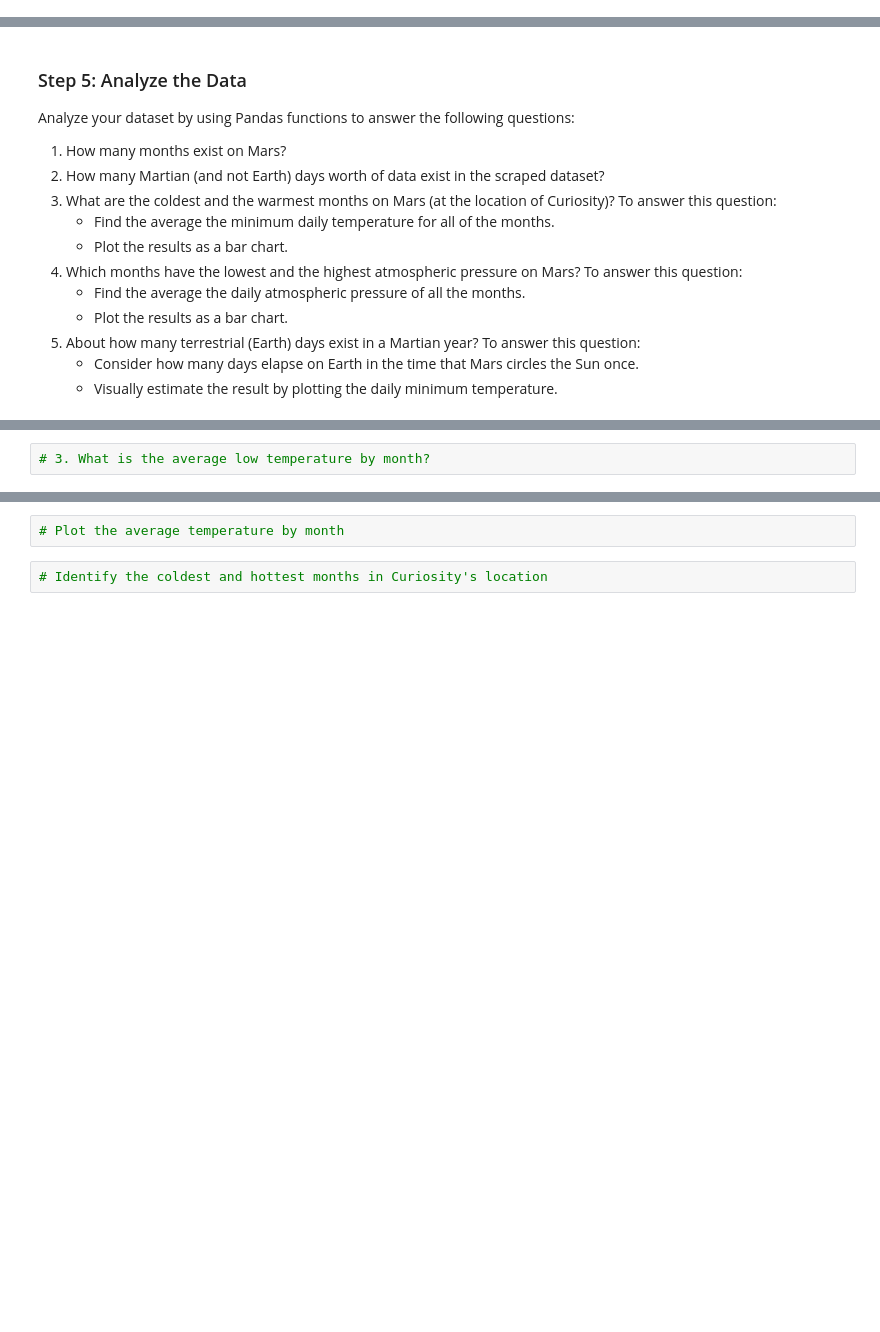
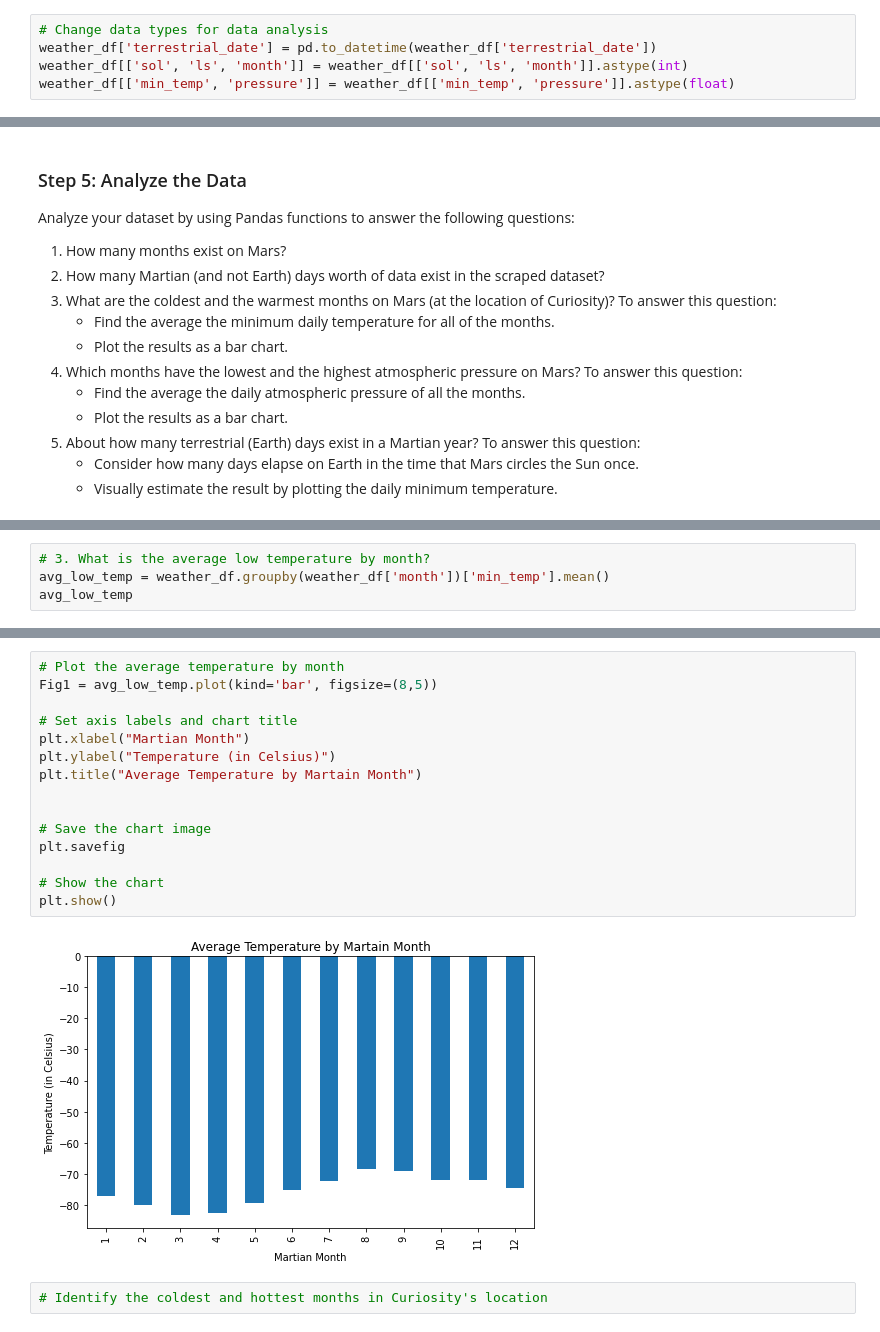
Before and after one commit to saraparveen26/WebScraping-Mars, a Jupyter notebook: 1_Mars_News/part_2_mars_weather.ipynb, the cells around one changed output, grey strips where cells are left out. Cells and saved outputs as stored; diff of their text form; blank space fills up the shorter version.

```diff
--- a/2_Mars_Weather/part_2_mars_weather.ipynb
+++ b/1_Mars_News/part_2_mars_weather.ipynb
@@ -151,2 +159,7 @@ Examine the data types that are currently associated with each column. If necess
+# %%
+# Change data types for data analysis
+weather_df['terrestrial_date'] = pd.to_datetime(weather_df['terrestrial_date'])
+weather_df[['sol', 'ls', 'month']] = weather_df[['sol', 'ls', 'month']].astype(int)
+weather_df[['min_temp', 'pressure']] = weather_df[['min_temp', 'pressure']].astype(float)
 # %%
 # Confirm type changes were successful by examining data types again
@@ -173,2 +208,4 @@ Analyze your dataset by using Pandas functions to answer the following questions
 # %%
 # 3. What is the average low temperature by month?
+avg_low_temp = weather_df.groupby(weather_df['month'])['min_temp'].mean()
+avg_low_temp
@@ -175,5 +227,20 @@ Analyze your dataset by using Pandas functions to answer the following questions
-# %%
-# Plot the average temperature by month
+# %%
+# Plot the average temperature by month
+Fig1 = avg_low_temp.plot(kind='bar', figsize=(8,5))
+
+# Set axis labels and chart title
+plt.xlabel("Martian Month")
+plt.ylabel("Temperature (in Celsius)")
+plt.title("Average Temperature by Martain Month")
+
+
+# Save the chart image
+plt.savefig
+
+# Show the chart
+plt.show()
+# %% [output]
+[figure, added]
 # %%
 # Identify the coldest and hottest months in Curiosity's location
 # %%
```
Also changed, not shown: parts of 6 cells of this notebook, 1 other file.
